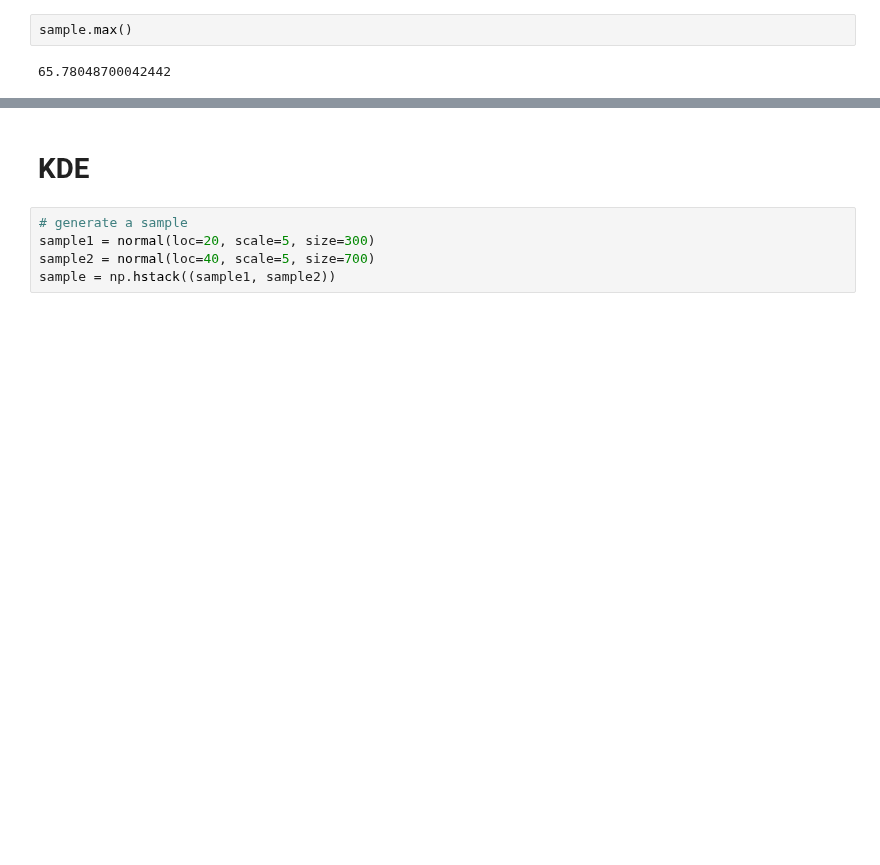
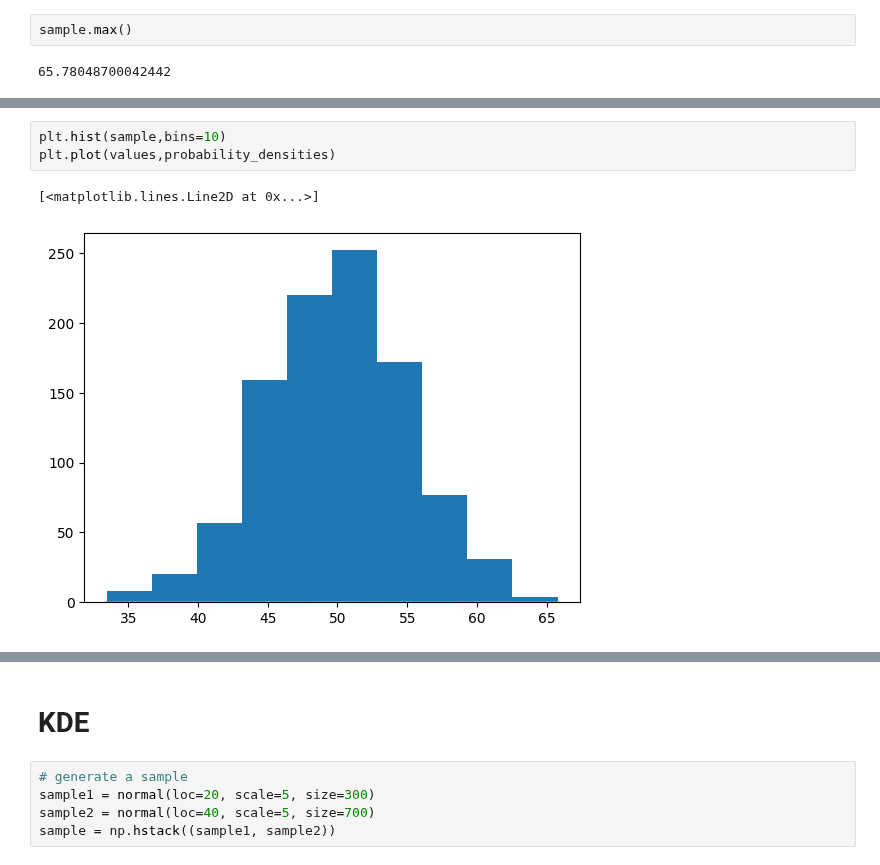
Before and after one commit to sourabhms66/statistics, a Jupyter notebook: session_40.ipynb, the cells around one changed output, grey strips where cells are left out. Cells and saved outputs as stored; diff of their text form; blank space fills up the shorter version.

```diff
--- a/session_40.ipynb
+++ b/session_40.ipynb
@@ -288,0 +296,6 @@ probabilities = [dist.pdf(value) for value in values]
+# %%
+plt.hist(sample,bins=10)
+plt.plot(values,probability_densities)
+# %% [output]
+[<matplotlib.lines.Line2D at 0x...>]
+[figure, added]
```
Also changed, not shown: parts of 6 cells of this notebook, 1 other file.
